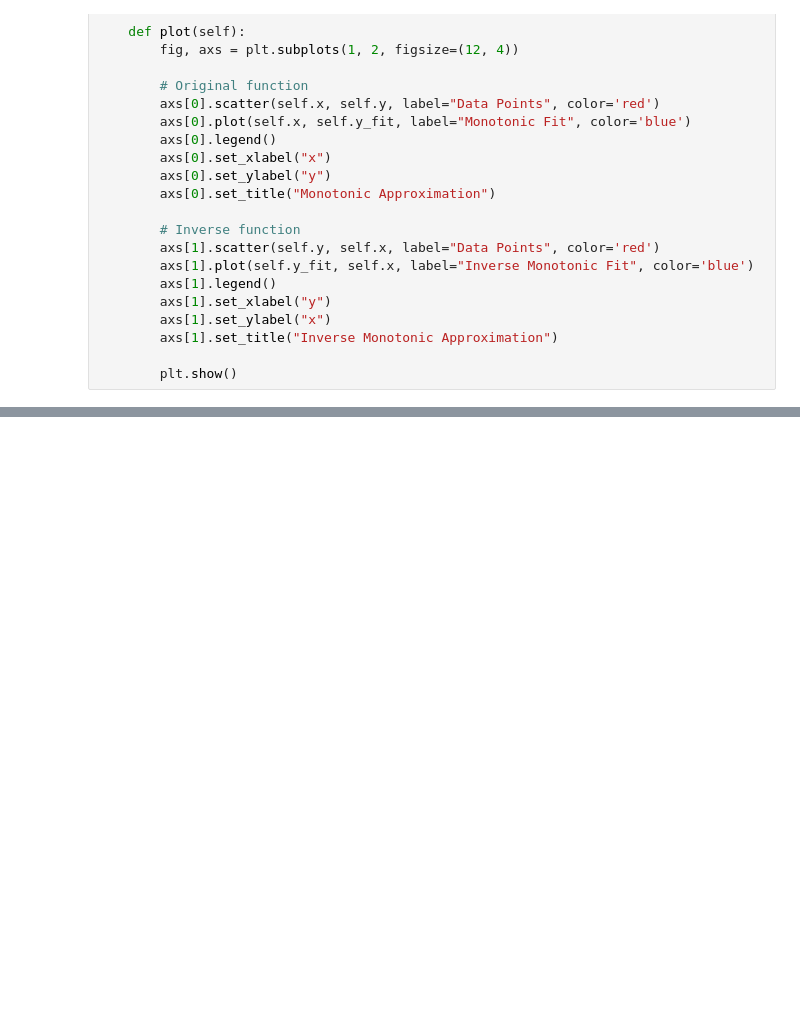
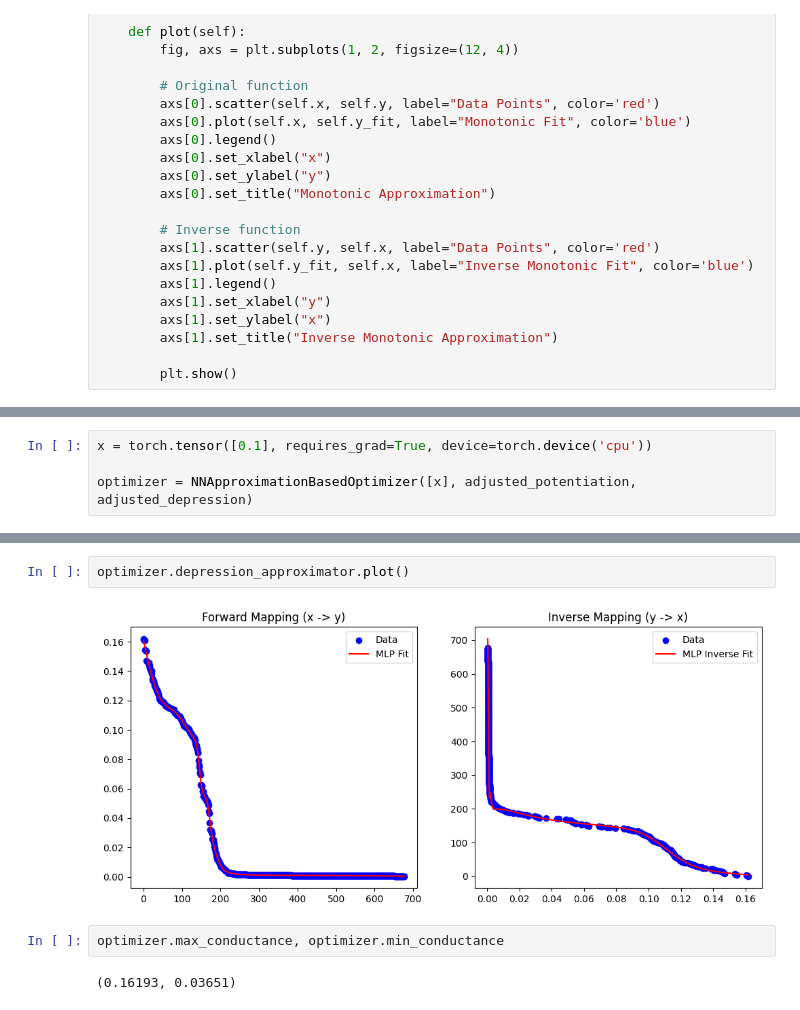
Before and after one commit to adithyasai20/hardware-aware-training-of-neural-networks, a Jupyter notebook: parametric_optimizer_try.ipynb, the cells around one changed output, grey strips where cells are left out. Cells and saved outputs as stored; diff of their text form; blank space fills up the shorter version.

```diff
--- a/parametric_optimizer_try.ipynb
+++ b/parametric_optimizer_try.ipynb
@@ -146,0 +561,4 @@ tensor([0.0003, 0.0003, 0.0003], device='cuda:0')
+# %%
+x = torch.tensor([0.1], requires_grad=True, device=torch.device('cpu'))
+
+optimizer = NNApproximationBasedOptimizer([x], adjusted_potentiation, adjusted_depression)
@@ -146,0 +574,8 @@ tensor([0.0003, 0.0003, 0.0003], device='cuda:0')
+# %%
+optimizer.depression_approximator.plot()
+# %% [output]
+[figure, added]
+# %%
+optimizer.max_conductance, optimizer.min_conductance
+# %% [output]
+(0.16193, 0.03651)
```
Also changed, not shown: parts of 13 cells of this notebook, 4 other files.
